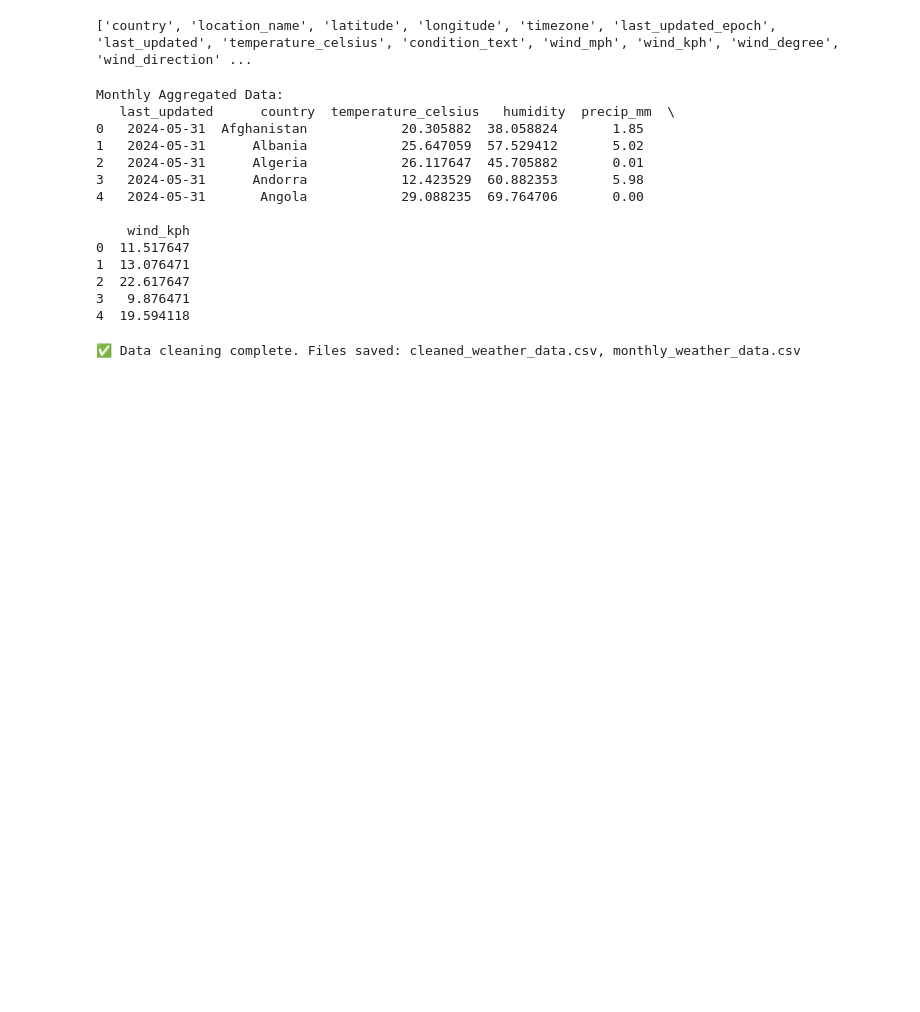
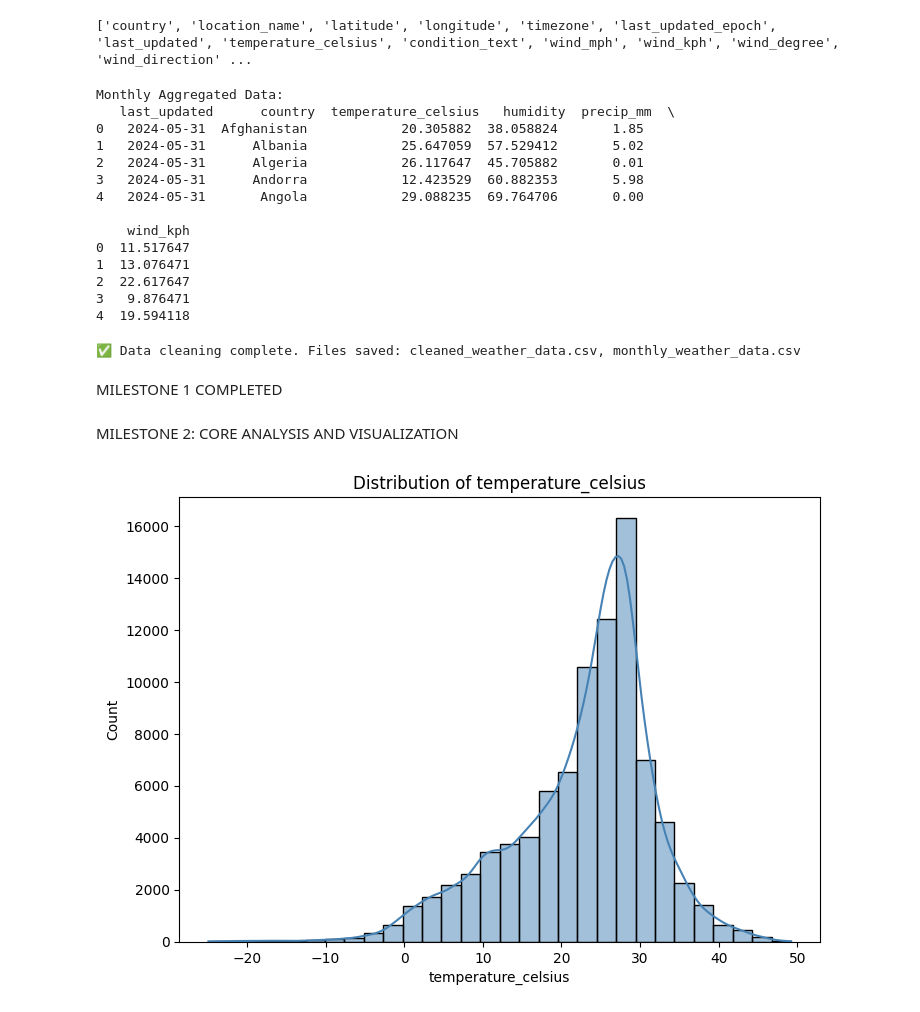
Before and after one commit to shalinimohan1710/DV-ClimateScope-Shalini-M, a Jupyter notebook: DV_CLIMATE.ipynb, the cells around one changed output. Saved outputs shown, nothing was run; the diff lists cells and outputs as text; code cells hidden in the pictures; blank space fills up the shorter version.

Commit message:
Add files via upload
Milestone 1 completed
Milestone 2 in progress

```diff
--- a/DV_CLIMATE.ipynb
+++ b/DV_CLIMATE.ipynb
@@ -137,3 +137,7 @@ monthly_df.to_csv("monthly_weather_data.csv", index=False)
 print("\n✅ Data cleaning complete. Files saved: cleaned_weather_data.csv, monthly_weather_data.csv")
 # %% [output]
 ✅ Data cleaning complete. Files saved: cleaned_weather_data.csv, monthly_weather_data.csv
+# %% [markdown]
+MILESTONE 1 COMPLETED
+# %% [markdown]
+MILESTONE 2: CORE ANALYSIS AND VISUALIZATION
@@ -139,0 +149,16 @@ print("\n✅ Data cleaning complete. Files saved: cleaned_weather_data.csv, mont
+# %%
+# 1. Distributions of temperature Variables
+
+num_cols = ['temperature_celsius']
+
+plt.figure(figsize=(14,10))
+for i, col in enumerate(num_cols, 1):
+    plt.subplot(2,2,i)
+    sns.histplot(df[col], kde=True, bins=30, color="steelblue", edgecolor="black")
+    plt.title(f"Distribution of {col}", fontsize=12)
+plt.tight_layout()
+plt.show()
+
+#count is the number of rows present in dataset
+# %% [output]
+[figure, added]
```
Also changed, not shown: parts of 11 cells of this notebook.
